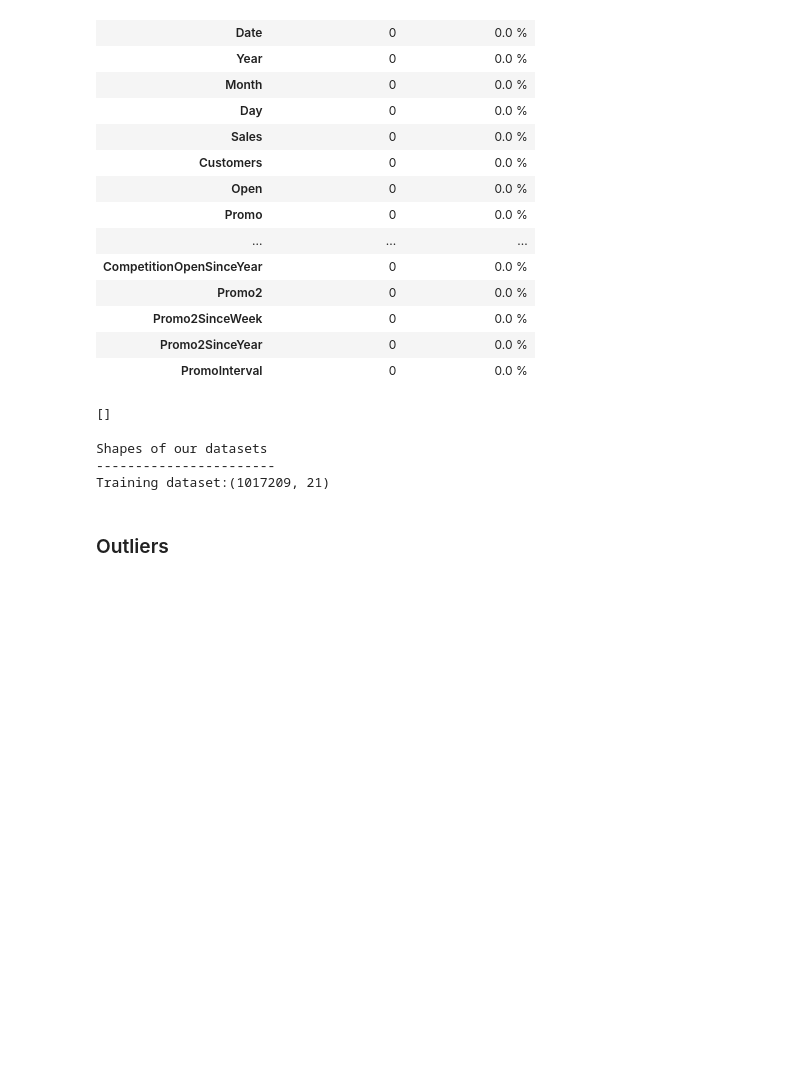
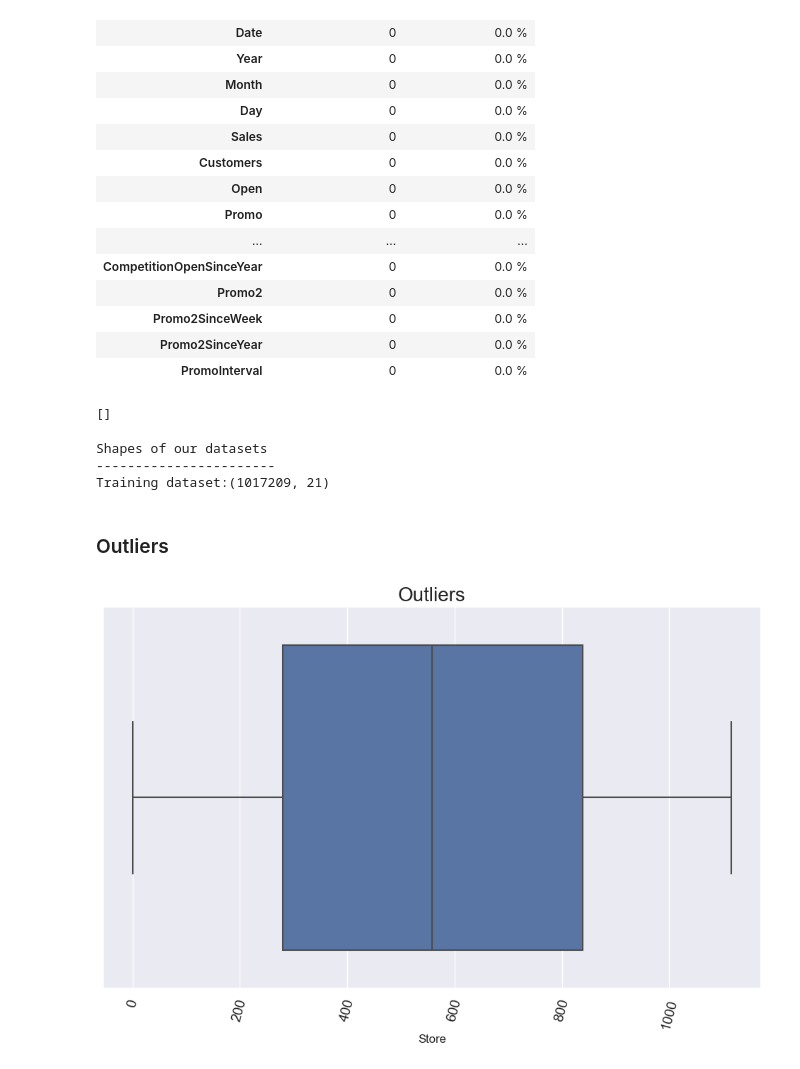
Before and after one commit to HenokD11/SalesPrediction, a Jupyter notebook: notebooks/ML_DataPrep.ipynb, the cells around one changed output. Saved outputs shown, nothing was run; the diff lists cells and outputs as text; code cells hidden in the pictures; blank space fills up the shorter version.

```diff
--- a/notebooks/ML_DataPrep.ipynb
+++ b/notebooks/ML_DataPrep.ipynb
@@ -176,3 +177,7 @@ Shapes of our datasets
 Training dataset:(1017209, 21)
 # %% [markdown]
 ### Outliers
+# %%
+exploration.plot_box(train_store, 'Store', 'Outliers')
+# %% [output]
+[figure, added]
```
Also changed, not shown: parts of 7 cells of this notebook, 1 other file.
